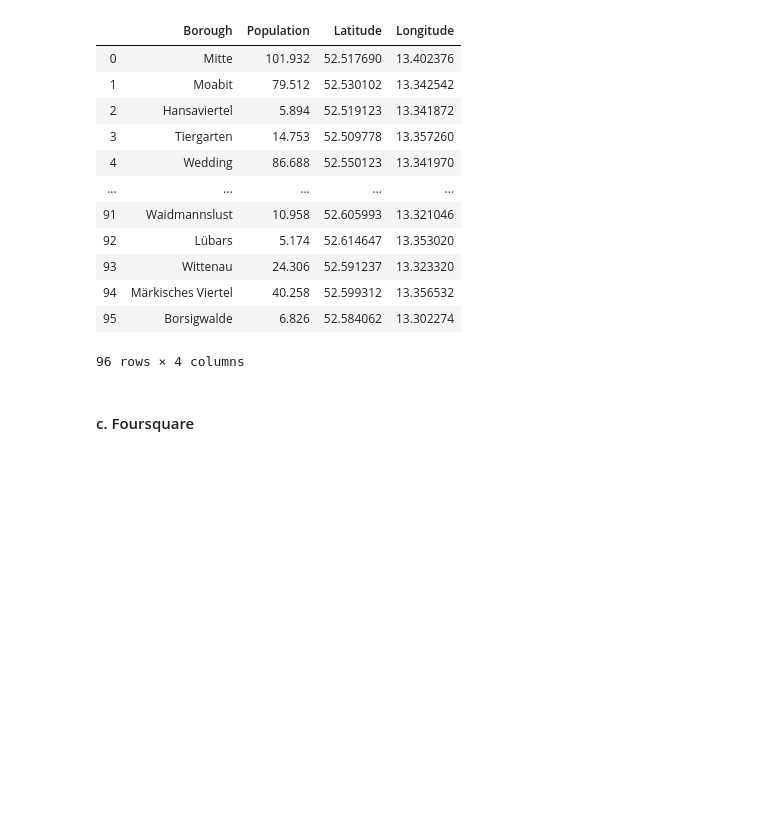
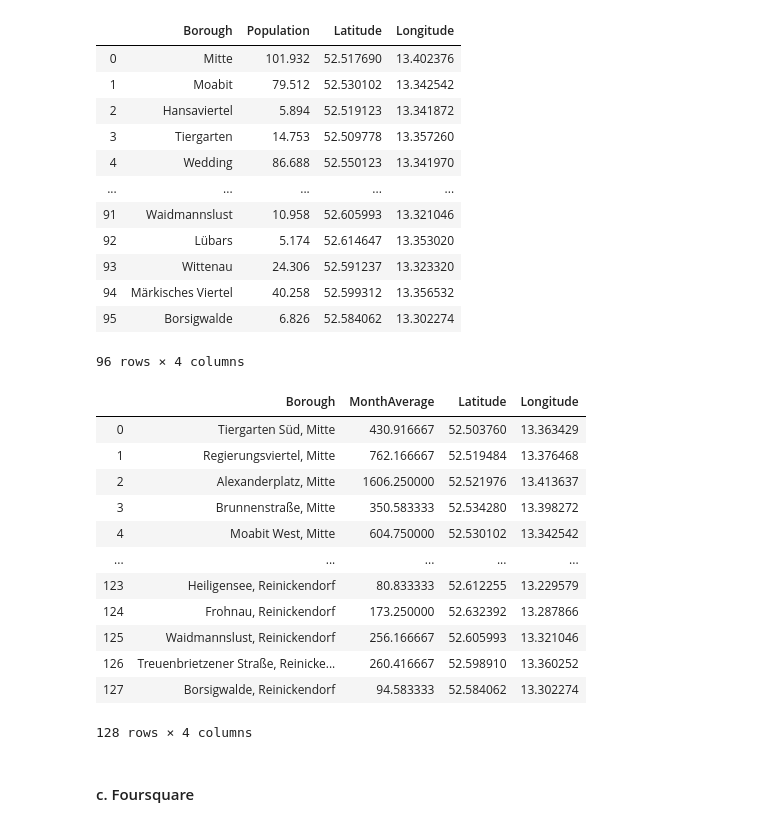
Before and after one commit to NNdeRichtung/Coursera_Capstone, a Jupyter notebook: The Battle of Neighborhoods - Concept.ipynb, the cells around one changed output. Cells and saved outputs as stored; diff of their text form; code cells hidden in the pictures; blank space fills up the shorter version.

```diff
--- a/The Battle of Neighborhoods - Concept.ipynb
+++ b/The Battle of Neighborhoods - Concept.ipynb
@@ -250,3 +271,26 @@ info
+# %%
+# extract all borough from crime
+borough_list2 = crime['Borough'].tolist()
+# %%
+lat_lng = [get_latlng(borough) for borough in borough_list2]
+df_coords = pd.DataFrame(lat_lng, columns=['Latitude', 'Longitude'])
+crime['Latitude'] = df_coords['Latitude']
+crime['Longitude'] = df_coords['Longitude']
+crime
+# %% [output]
+|  | Borough | MonthAverage | Latitude | Longitude |
+| 0 | Tiergarten Süd, Mitte | 430.916667 | 52.503760 | 13.363429 |
+| 1 | Regierungsviertel, Mitte | 762.166667 | 52.519484 | 13.376468 |
+| 2 | Alexanderplatz, Mitte | 1606.250000 | 52.521976 | 13.413637 |
+| 3 | Brunnenstraße, Mitte | 350.583333 | 52.534280 | 13.398272 |
+| 4 | Moabit West, Mitte | 604.750000 | 52.530102 | 13.342542 |
+| ... | ... | ... | ... | ... |
+| 123 | Heiligensee, Reinickendorf | 80.833333 | 52.612255 | 13.229579 |
+| 124 | Frohnau, Reinickendorf | 173.250000 | 52.632392 | 13.287866 |
+| 125 | Waidmannslust, Reinickendorf | 256.166667 | 52.605993 | 13.321046 |
+| 126 | Treuenbrietzener Straße, Reinicke... | 260.416667 | 52.598910 | 13.360252 |
+| 127 | Borsigwalde, Reinickendorf | 94.583333 | 52.584062 | 13.302274 |
+128 rows × 4 columns
 # %% [markdown]
 #### c. Foursquare
 # %% [markdown]
```
Also changed, not shown: parts of 14 cells of this notebook, 1 other file.
